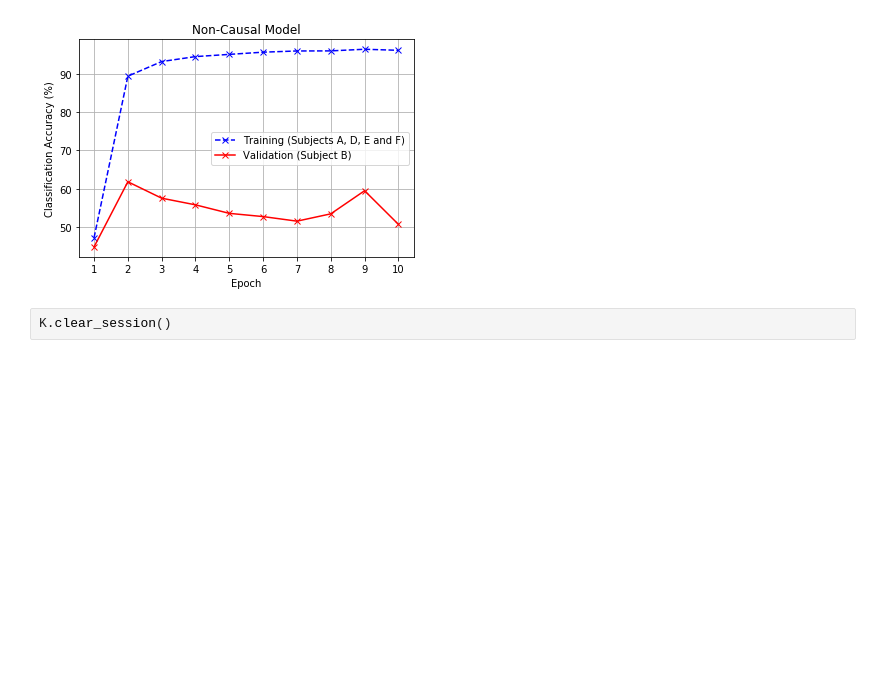
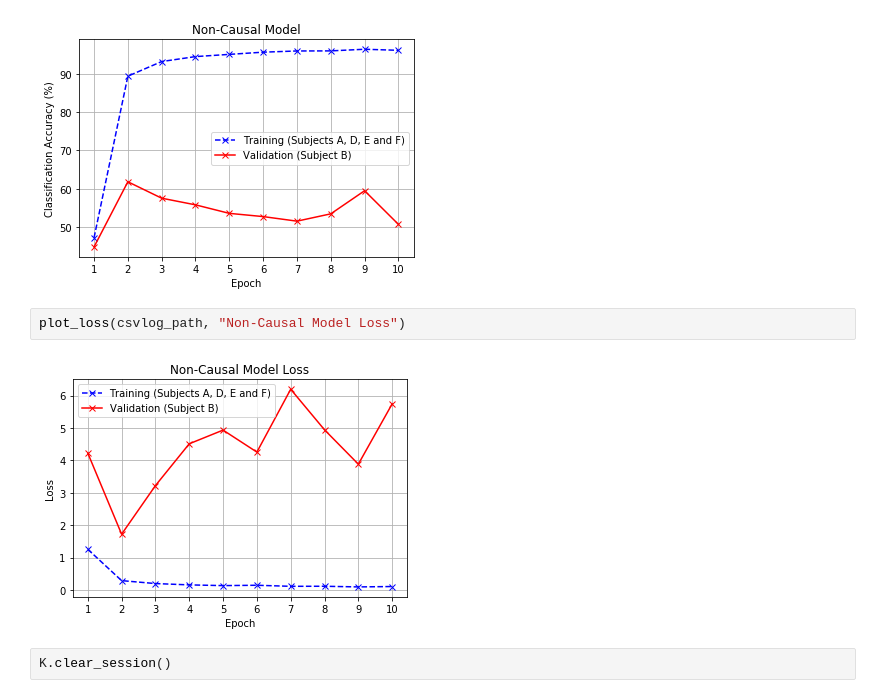
Before and after one commit to Andrew-Mackay/Adapting-the-WaveNet-Deep-Learning-Model-for-RADAR-Classification, a Jupyter notebook: notebooks/13_range_data_model_causal_vs_non_causal.ipynb, the cells around one changed output. Saved outputs shown, nothing was run; the diff lists cells and outputs as text; blank space fills up the shorter version.

```diff
--- a/notebooks/13_range_data_model_causal_vs_non_causal.ipynb
+++ b/notebooks/13_range_data_model_causal_vs_non_causal.ipynb
@@ -411,6 +433,10 @@ save_graph_path = csvlog_path.split('.')[-2] + ".pdf"
 visualize_results(csvlog_path, "Non-Causal Model", save=OVERWRITE_GRAPHS, save_file_name=save_graph_path)
 # %% [output]
 [figure]
+# %%
+plot_loss(csvlog_path, "Non-Causal Model Loss")
+# %% [output]
+[figure, added]
 # %%
 K.clear_session()
 # %% [markdown]
```
Also changed, not shown: parts of 17 cells of this notebook, 49 other files.
